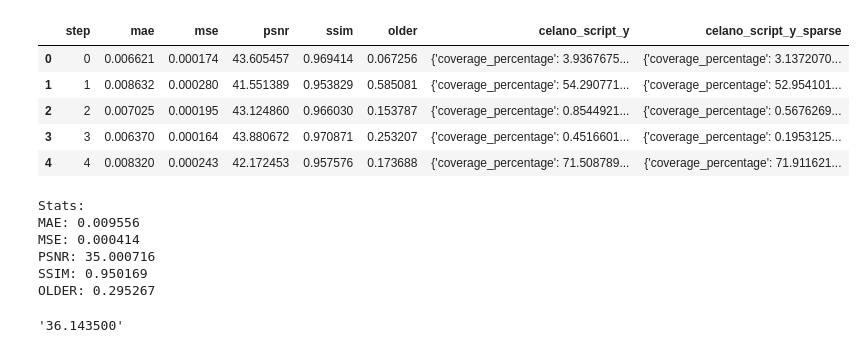
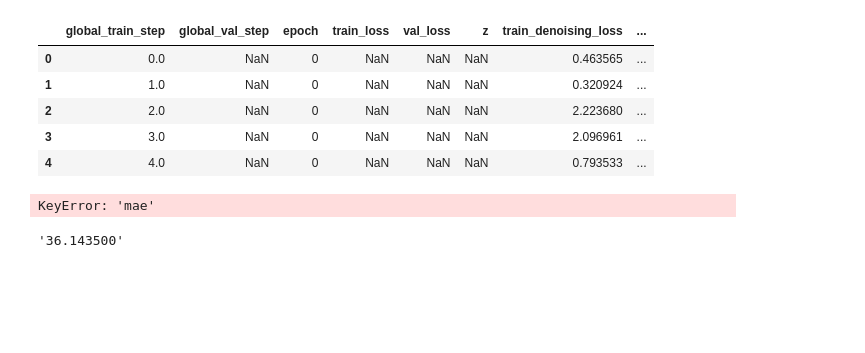
Before and after one commit to UNITES-Lab/sparse-cafm, a Jupyter notebook: eval/_eval.ipynb, the cells around one changed output. Saved outputs shown, nothing was run; the diff lists cells and outputs as text; code cells hidden in the pictures; blank space fills up the shorter version.

```diff
--- a/eval/_eval.ipynb
+++ b/eval/_eval.ipynb
@@ -1,15 +1,15 @@
 # %%
 import pandas as pd
-fp = r"/playpen/mufan/levi/tianlong-chen-lab/material-super-resolution/__exps__/y-task-formulations/6. p(y | y_sparse)/6b. evals/2025-01-29_17-04-12_gpstruct-eval-50%-sparse/results.csv"
+fp = r"/playpen/mufan/levi/tianlong-chen-lab/material-super-resolution/__exps__/y-task-formulations/p(y | y_sparse)/6c. surrogate-train-runs/2025-02-02_06-10-31_surrogate-depth=8/results.csv"
 df = pd.read_csv(fp)
 df.head()
 # %% [output]
-|  | step | mae | mse | psnr | ssim | older | celano_script_y | celano_script_y_sparse |
-| 0 | 0 | 0.006621 | 0.000174 | 43.605457 | 0.969414 | 0.067256 | {'coverage_percentage': 3.9367675... | {'coverage_percentage': 3.1372070... |
-| 1 | 1 | 0.008632 | 0.000280 | 41.551389 | 0.953829 | 0.585081 | {'coverage_percentage': 54.290771... | {'coverage_percentage': 52.954101... |
-| 2 | 2 | 0.007025 | 0.000195 | 43.124860 | 0.966030 | 0.153787 | {'coverage_percentage': 0.8544921... | {'coverage_percentage': 0.5676269... |
-| 3 | 3 | 0.006370 | 0.000164 | 43.880672 | 0.970871 | 0.253207 | {'coverage_percentage': 0.4516601... | {'coverage_percentage': 0.1953125... |
-| 4 | 4 | 0.008320 | 0.000243 | 42.172453 | 0.957576 | 0.173688 | {'coverage_percentage': 71.508789... | {'coverage_percentage': 71.911621... |
+|  | global_train_step | global_val_step | epoch | train_loss | val_loss | z | train_denoising_loss | ... |
+| 0 | 0.0 | NaN | 0 | NaN | NaN | NaN | 0.463565 | ... |
+| 1 | 1.0 | NaN | 0 | NaN | NaN | NaN | 0.320924 | ... |
+| 2 | 2.0 | NaN | 0 | NaN | NaN | NaN | 2.223680 | ... |
+| 3 | 3.0 | NaN | 0 | NaN | NaN | NaN | 2.096961 | ... |
+| 4 | 4.0 | NaN | 0 | NaN | NaN | NaN | 0.793533 | ... |
 # %%
 summary_stats = {
     "MAE": df["mae"].mean(),
@@ -21,12 +21,7 @@ summary_stats = {
 summary_str = "\n".join([f"{key}: {value:.6f}" for key, value in summary_stats.items()])
 print("Stats:\n" + summary_str)
 # %% [output]
-Stats:
-MAE: 0.009556
-MSE: 0.000414
-PSNR: 35.000716
-SSIM: 0.950169
-OLDER: 0.295267
+KeyError: 'mae'
 # %%
 def correct_psnr(val: float) -> float:
     return f"{(val - 6.02):.6f}"
```
Also changed, not shown: 12 other files.
